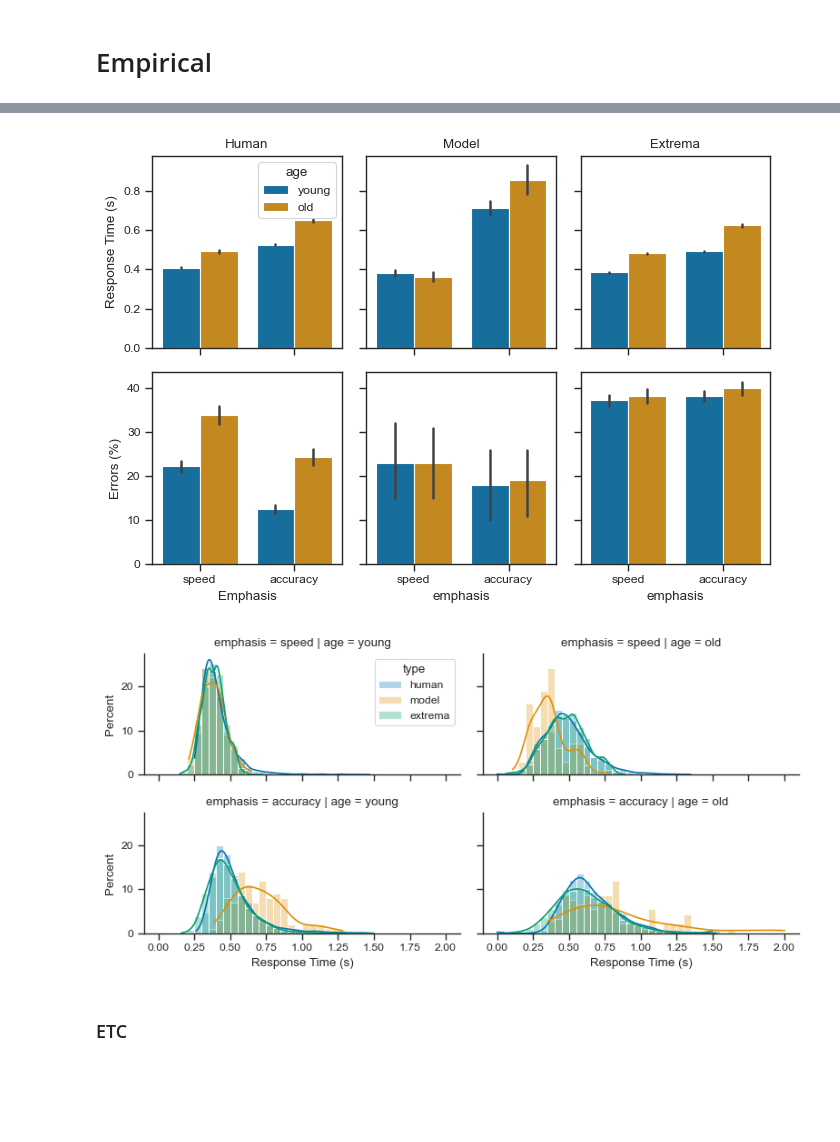
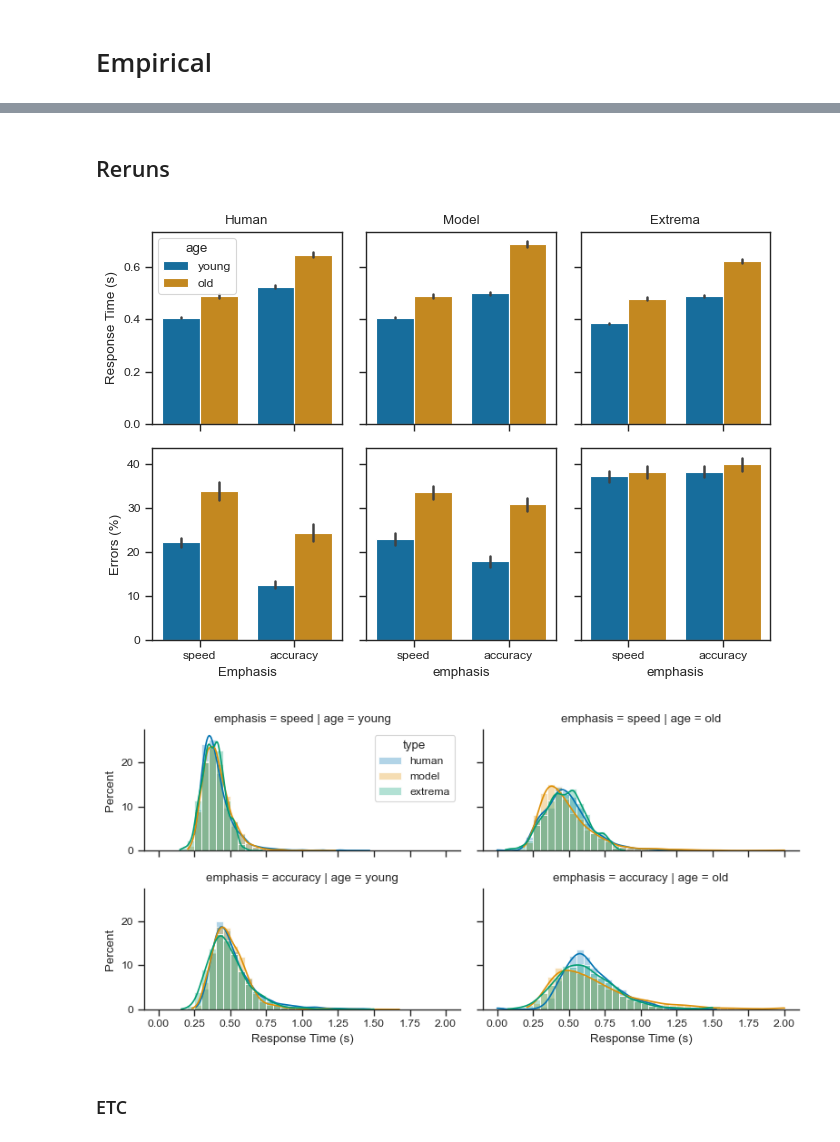
Before and after one commit to psipeter/speed-accuracy-tradeoff, a Jupyter notebook: forstmann_compare.ipynb, the cells around one changed output, grey strips where cells are left out. Cells and saved outputs as stored; diff of their text form; code cells hidden in the pictures; blank space fills up the shorter version.

Commit message:
error fix improves rerun

```diff
--- a/forstmann_compare.ipynb
+++ b/forstmann_compare.ipynb
@@ -17,7 +17,8 @@ sns.set(context='paper', style='ticks', rc={'font.size':12, 'mathtext.fontset':
 # Model
 # %%
 def build_network(inputs, nActions=2, nNeurons=50, synapse=0.1, seed=0, ramp=1, threshold=0.3, relative=0,
-        max_rates=nengo.dists.Uniform(60, 80), rA=1, spike_filter=0.03, w_accumulator=None, w_gate=None, w_or_d=None):
+        max_rates=nengo.dists.Uniform(60, 80), rA=1, spike_filter=0.03, w_accumulator=None, w_threshold=None, w_or_d=None,
+        perception_noise=0, accumulator_noise=0):
 
     net = nengo.Network(seed=seed)
     net.config[nengo.Connection].synapse = 0.03
@@ -45,11 +46,12 @@ def build_network(inputs, nActions=2, nNeurons=50, synapse=0.1, seed=0, ramp=1,
     with net:
         # Inputs
         environment = nengo.Node(func_input)
-        threshold = nengo.Node(func_threshold)
+        thr_input = nengo.Node(func_threshold)
         # Ensembles
         perception = nengo.Ensemble(nNeurons, nActions)
         accumulator = nengo.Ensemble(nNeurons, nActions, radius=rA)
         value = nengo.Ensemble(nNeurons, nActions, radius=net.threshold)
+        thresh = nengo.Ensemble(nNeurons, 1, radius=net.threshold)
         gate = nengo.Ensemble(nNeurons, 1, encoders=ePos, intercepts=iPos)
         action = nengo.networks.EnsembleArray(nNeurons, nActions, encoders=ePos, intercepts=iPos)
         # Connections
@@ -58,20 +60,25 @@ def build_network(inputs, nActions=2, nNeurons=50, synapse=0.1, seed=0, ramp=1,
         # nengo.Connection(accumulator, accumulator, synapse=net.synapse) # recurrent connection for accumulation
         nengo.Connection(accumulator, value, function=func_value)  # compute value from evidence in accumulator
         nengo.Connection(value, action.input)
-        nengo.Connection(threshold, gate)  # external inputs
-        # nengo.Connection(gate, action.input, transform=-1*np.ones((nActions, 1)))  # inhibition via decision criteria
+        nengo.Connection(thr_input, thresh)  # external inputs
+        # nengo.Connection(thresh, gate)
+        nengo.Connection(gate, action.input, transform=[[-1],[-1]], seed=seed)  # inhibition via decision criteria
         if w_or_d=='save':
             conn_accumulator = nengo.Connection(accumulator, accumulator, synapse=net.synapse, seed=seed) # recurrent cortical connection for accumulation
-            conn_gate0 = nengo.Connection(gate, action.ea_ensembles[0], transform=-1, seed=seed)  # inhibition via decision criteria, corticostriatal white matter
-            conn_gate1 = nengo.Connection(gate, action.ea_ensembles[1], transform=-1, seed=seed)  # inhibition via decision criteria, corticostriatal white matter
+            conn_threshold = nengo.Connection(thresh, gate, seed=seed)  # corticostriatal white matter
         elif w_or_d=="d":
             conn_accumulator = nengo.Connection(accumulator.neurons, accumulator, synapse=net.synapse, transform=w_accumulator, seed=seed)
-            conn_gate0 = nengo.Connection(gate.neurons, action.ea_ensembles[0], transform=w_gate[0], seed=seed)
-            conn_gate1 = nengo.Connection(gate.neurons, action.ea_ensembles[1], transform=w_gate[1], seed=seed)
+            conn_threshold = nengo.Connection(thresh.neurons, gate, transform=w_threshold, seed=seed)
         elif w_or_d=="w":
             conn_accumulator = nengo.Connection(accumulator.neurons, accumulator.neurons, synapse=net.synapse, transform=w_accumulator, seed=seed)
-            conn_gate0 = nengo.Connection(gate.neurons, action.ea_ensembles[0].neurons, transform=w_gate[0], seed=seed)
-            conn_gate1 = nengo.Connection(gate.neurons, action.ea_ensembles[1].neurons, transform=w_gate[1], seed=seed)
+            conn_threshold = nengo.Connection(thresh.neurons, gate.neurons, transform=w_threshold, seed=seed)
+        # external noise
+        # perc_noise = nengo.Node(nengo.processes.WhiteSignal(period=2, high=10, rms=perception_noise, seed=seed))
+        # acc_noise = nengo.Node(nengo.processes.WhiteSignal(period=2, high=10, rms=accumulator_noise, seed=seed+1000))
+        # nengo.Connection(perc_noise, perception.neurons, transform=np.ones((nNeurons, 1)), synapse=None)
+        # nengo.Connection(acc_noise, accumulator.neurons, transform=np.ones((nNeurons, 1)), synapse=None)
+        # net.pPercNoice = nengo.Probe(perc_noise)
+        # net.pAccNoice = nengo.Probe(acc_noise)
         # Probes
         net.pInputs = nengo.Probe(environment, synapse=None)
         net.pPerception = nengo.Probe(perception)
@@ -82,11 +89,11 @@ def build_network(inputs, nActions=2, nNeurons=50, synapse=0.1, seed=0, ramp=1,
         net.pSpikes = nengo.Probe(value.neurons, synapse=spike_filter)
         net.accumulator = accumulator
         net.gate = gate
+        net.thresh = thresh
         net.value = value
         net.action = action
         net.conn_accumulator = conn_accumulator
-        net.conn_gate0 = conn_gate0
-        net.conn_gate1 = conn_gate1
+        net.conn_threshold = conn_threshold
 
     return net
 # %% [markdown]
@@ -351,7 +468,7 @@ def plot_speed_accuracy(simfile, empfile, extrfile):
     fig.savefig(f"plots/forstmann_speed_accuracy.svg")
     fig.savefig(f"plots/forstmann_speed_accuracy.png", dpi=600)
 # %%
-def plot_RTs(simfile, empfile, extrfile, bins = np.arange(0.0, 1.7, 0.05)):
+def plot_RTs(simfile, empfile, extrfile, bins = np.arange(0.0, 2.05, 0.05)):
     sim = pd.read_pickle(f"data/{simfile}.pkl")
     emp = pd.read_pickle(f"data/{empfile}.pkl")
     extr = pd.read_pickle(f"data/{extrfile}.pkl")
@@ -628,11 +661,13 @@ plot_RTs(simfile, empfile, extrfile)
-# %%
-simfile = "forstmann_" + "test"
-empfile = "forstmann2011"
-extrfile = "forstmann_" + "june30extrema"
-plot_speed_accuracy(simfile, empfile, extrfile)
-plot_RTs(simfile, empfile, extrfile)
-# %% [output]
-[figure, removed]
-[figure, removed]
+# %% [markdown]
+## Reruns
+# %%
+simfile = "forstmann_" + "rerun_july6acc"
+empfile = "forstmann2011"
+extrfile = "forstmann_" + "june30extrema"
+plot_speed_accuracy(simfile, empfile, extrfile)
+plot_RTs(simfile, empfile, extrfile)
+# %% [output]
+[figure, added]
+[figure, added]
 # %% [markdown]
 ### ETC
```
Also changed, not shown: parts of 23 cells of this notebook.
